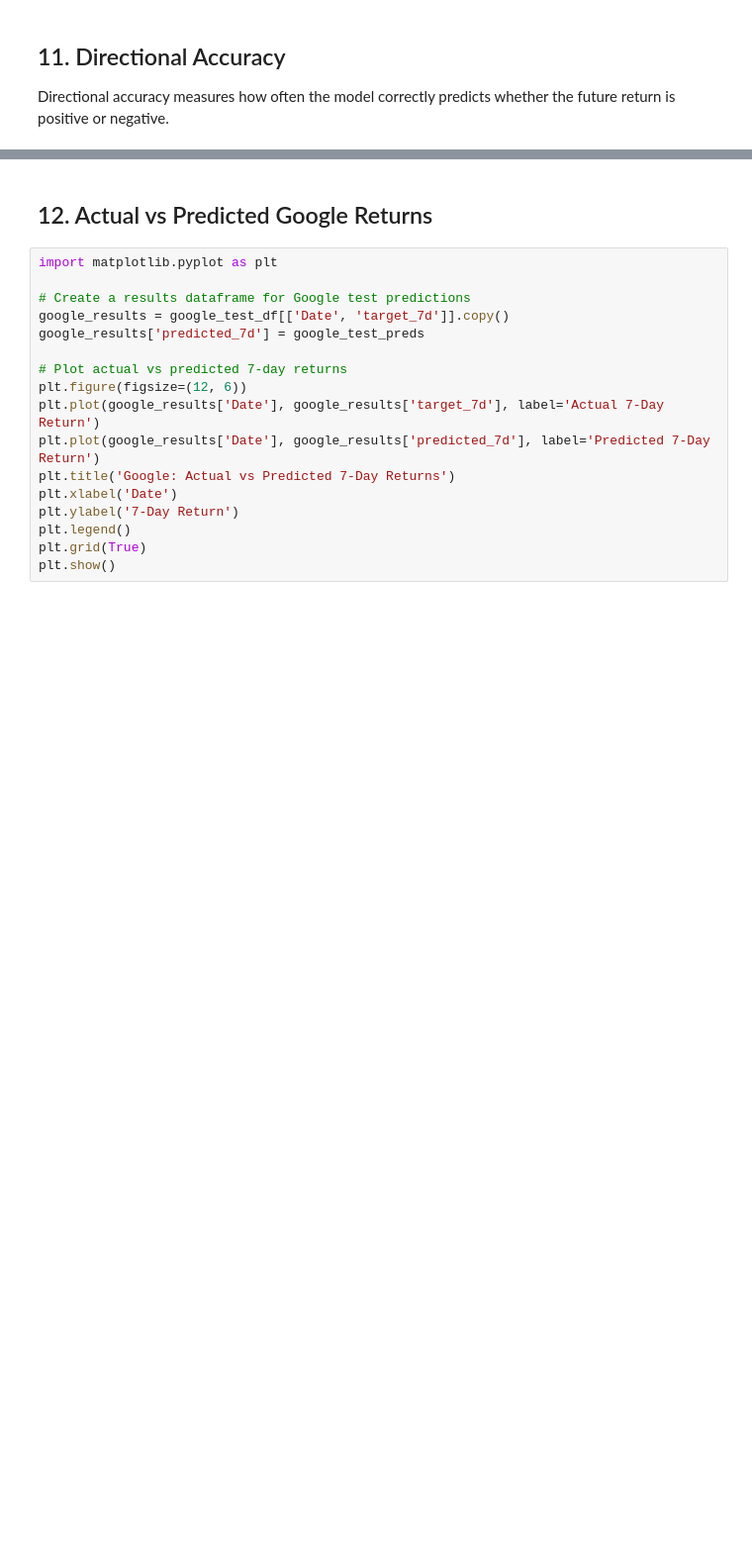
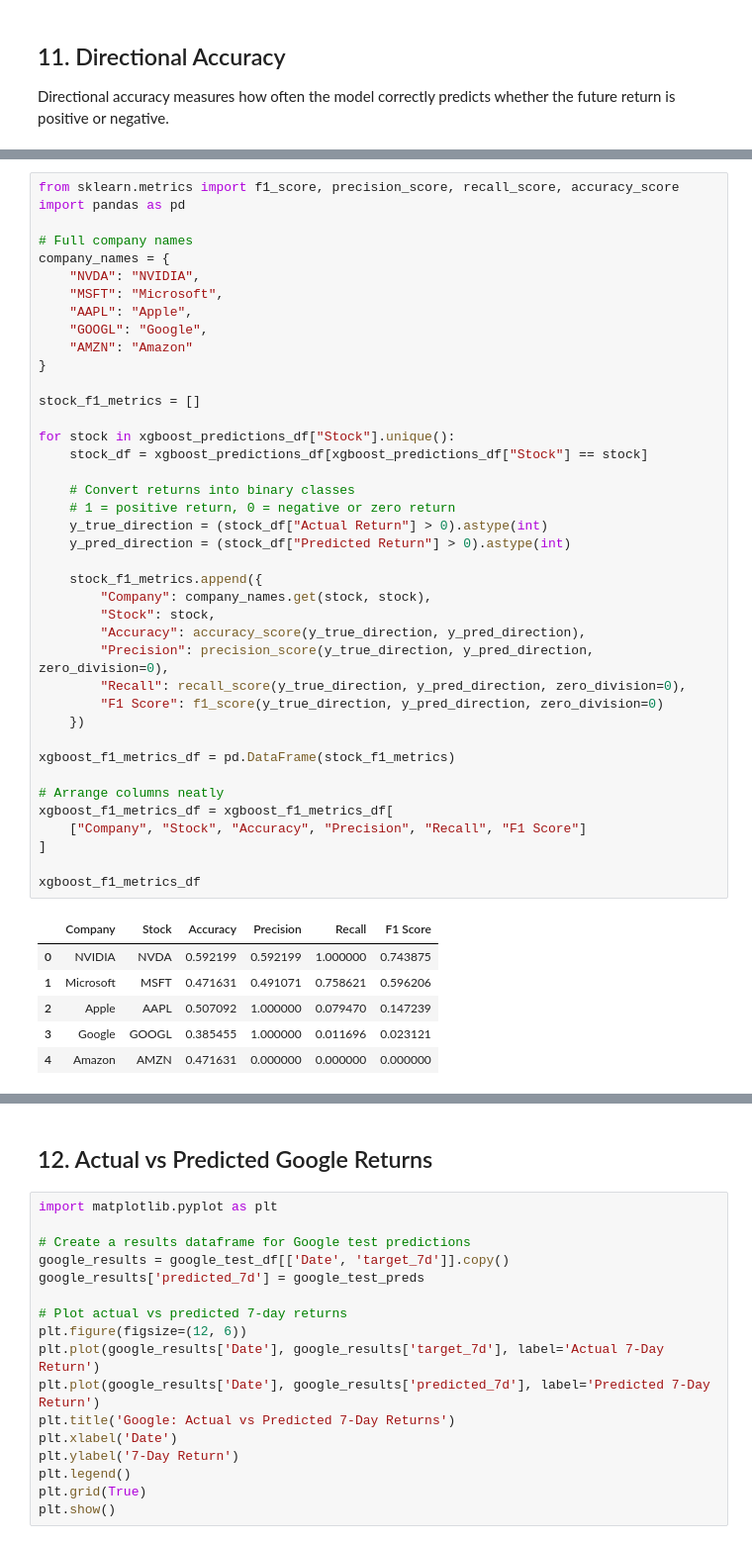
Before and after one commit to SU-IST707-SP26/group-project-algorithm-architects, a Jupyter notebook: work/Models/Xgboost_model.ipynb, the cells around one changed output, grey strips where cells are left out. Shown at 99% size. Cells and saved outputs as stored; diff of their text form; blank space fills up the shorter version.

```diff
--- a/work/Models/Xgboost_model.ipynb
+++ b/work/Models/Xgboost_model.ipynb
@@ -405,0 +421,47 @@ Google Test Directional Accuracy: 0.3829787234042553
+# %%
+from sklearn.metrics import f1_score, precision_score, recall_score, accuracy_score
+import pandas as pd
+
+# Full company names
+company_names = {
+    "NVDA": "NVIDIA",
+    "MSFT": "Microsoft",
+    "AAPL": "Apple",
+    "GOOGL": "Google",
+    "AMZN": "Amazon"
+}
+
+stock_f1_metrics = []
+
+for stock in xgboost_predictions_df["Stock"].unique():
+    stock_df = xgboost_predictions_df[xgboost_predictions_df["Stock"] == stock]
+
+    # Convert returns into binary classes
+    # 1 = positive return, 0 = negative or zero return
+    y_true_direction = (stock_df["Actual Return"] > 0).astype(int)
+    y_pred_direction = (stock_df["Predicted Return"] > 0).astype(int)
+
+    stock_f1_metrics.append({
+        "Company": company_names.get(stock, stock),
+        "Stock": stock,
+        "Accuracy": accuracy_score(y_true_direction, y_pred_direction),
+        "Precision": precision_score(y_true_direction, y_pred_direction, zero_division=0),
+        "Recall": recall_score(y_true_direction, y_pred_direction, zero_division=0),
+        "F1 Score": f1_score(y_true_direction, y_pred_direction, zero_division=0)
+    })
+
+xgboost_f1_metrics_df = pd.DataFrame(stock_f1_metrics)
+
+# Arrange columns neatly
+xgboost_f1_metrics_df = xgboost_f1_metrics_df[
+    ["Company", "Stock", "Accuracy", "Precision", "Recall", "F1 Score"]
+]
+
+xgboost_f1_metrics_df
+# %% [output]
+|  | Company | Stock | Accuracy | Precision | Recall | F1 Score |
+| 0 | NVIDIA | NVDA | 0.592199 | 0.592199 | 1.000000 | 0.743875 |
+| 1 | Microsoft | MSFT | 0.471631 | 0.491071 | 0.758621 | 0.596206 |
+| 2 | Apple | AAPL | 0.507092 | 1.000000 | 0.079470 | 0.147239 |
+| 3 | Google | GOOGL | 0.385455 | 1.000000 | 0.011696 | 0.023121 |
+| 4 | Amazon | AMZN | 0.471631 | 0.000000 | 0.000000 | 0.000000 |
```
Also changed, not shown: parts of 24 cells of this notebook.
